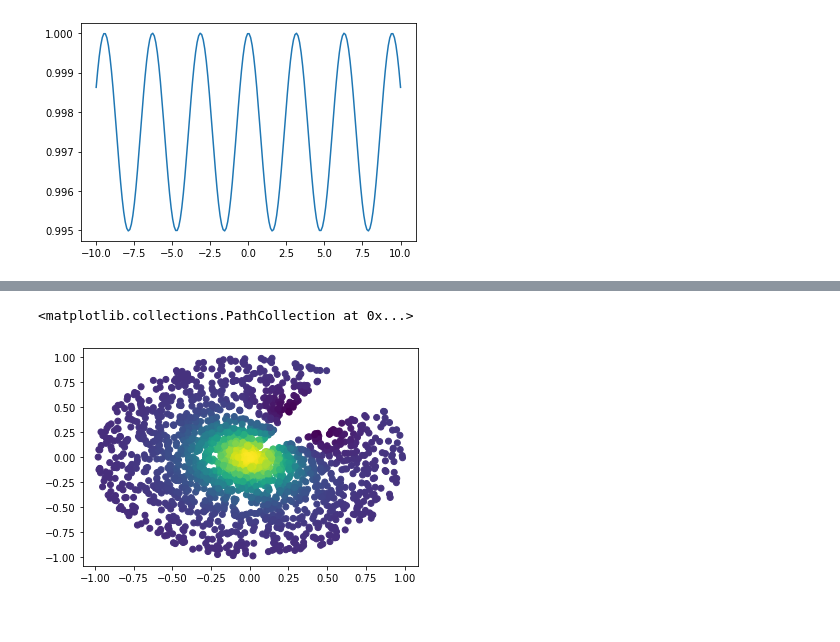
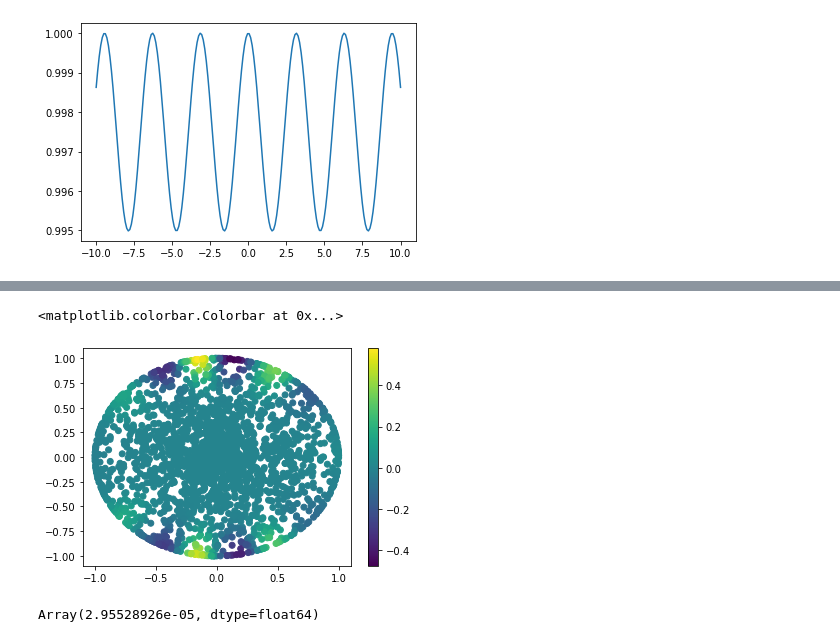
Before and after one commit to cade-b/kernel-pdes, a Jupyter notebook: odd_domain.ipynb, the cells around one changed output, grey strips where cells are left out. Saved outputs shown, nothing was run; the diff lists cells and outputs as text; code cells hidden in the pictures.

```diff
--- a/odd_domain.ipynb
+++ b/odd_domain.ipynb
@@ -65,9 +66,9 @@ plt.plot(xgrid,[sp.special.ellipj(x,0.01)[2] for x in xgrid])
 # %%
 num_interior = 2000
 num_per_boundary = 300
-num_boundary=3*num_per_boundary
+num_boundary=num_per_boundary
 
-angle1 = jnp.pi/3; angle2 = jnp.pi*(13/6)
+angle1 = 0; angle2 = 2*jnp.pi
 
 # Generate random interior points
 thetas = jax.random.uniform(key, shape=(num_interior,1), minval=angle1, maxval=angle2)
@@ -84,21 +85,22 @@ x_boundary = jnp.cos(ts)
 y_boundary = jnp.sin(ts)
 boundary_points1 = jnp.column_stack((x_boundary, y_boundary))
 
-boundary_point_samples=np.linspace(0,1,num_per_boundary)
-x_boundary = boundary_point_samples*jnp.cos(angle1)
-y_boundary = boundary_point_samples*jnp.sin(angle1)
-boundary_points2 = jnp.column_stack((x_boundary, y_boundary))
+# boundary_point_samples=np.linspace(0,1,num_per_boundary)
+# x_boundary = boundary_point_samples*jnp.cos(angle1)
+# y_boundary = boundary_point_samples*jnp.sin(angle1)
+# boundary_points2 = jnp.column_stack((x_boundary, y_boundary))
 
-boundary_point_samples=np.linspace(0,1,num_per_boundary)
-x_boundary = boundary_point_samples*jnp.cos(angle2)
-y_boundary = boundary_point_samples*jnp.sin(angle2)
-boundary_points3 = jnp.column_stack((x_boundary, y_boundary))
+# boundary_point_samples=np.linspace(0,1,num_per_boundary)
+# x_boundary = boundary_point_samples*jnp.cos(angle2)
+# y_boundary = boundary_point_samples*jnp.sin(angle2)
+# boundary_points3 = jnp.column_stack((x_boundary, y_boundary))
 
-boundary_points = np.vstack([
-    boundary_points1,
-    boundary_points2,
-    boundary_points3,
-])
+# boundary_points = np.vstack([
+#     boundary_points1,
+#     boundary_points2,
+#     boundary_points3,
+# ])
+boundary_points=boundary_points1
 
 all_points = jnp.vstack([interior_points, boundary_points])
 
@@ -139,10 +141,15 @@ nugget=1e-10
 Kmat=K_full+nugget*jnp.diag(jnp.diag(K_full))
 coef_sol=jax.scipy.linalg.solve(Kmat,rhs_total,assume_a='pos')
 
-eval_K=vec_k(interior_points,all_points).T
+eval_K=vec_k(all_points,all_points)
 sol_vals = eval_K@coef_sol
 # %%
-plt.scatter(interior_points[:,0],interior_points[:,1],c=sol_vals)
+plt.scatter(all_points[:,0],all_points[:,1],c=sol_vals)
+plt.colorbar()
 # %% [output]
-<matplotlib.collections.PathCollection at 0x...>
+<matplotlib.colorbar.Colorbar at 0x...>
-[figure, old version]
+[figure, new version]
+# %%
+jnp.max(jnp.abs(K_full@coef_sol-rhs_total))
+# %% [output]
+Array(2.95528926e-05, dtype=float64)
```
Also changed, not shown: parts of 5 cells of this notebook, 1 other file.
